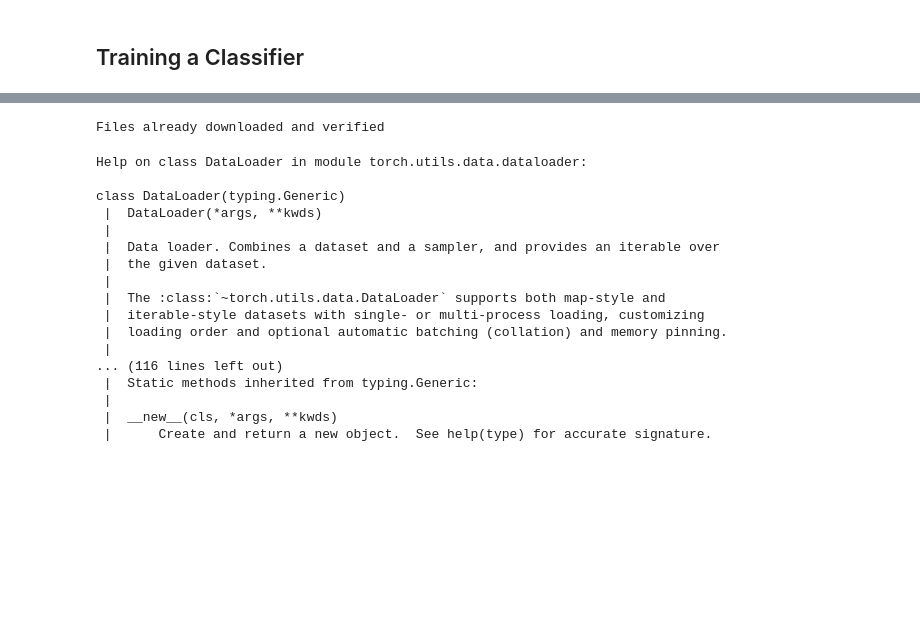
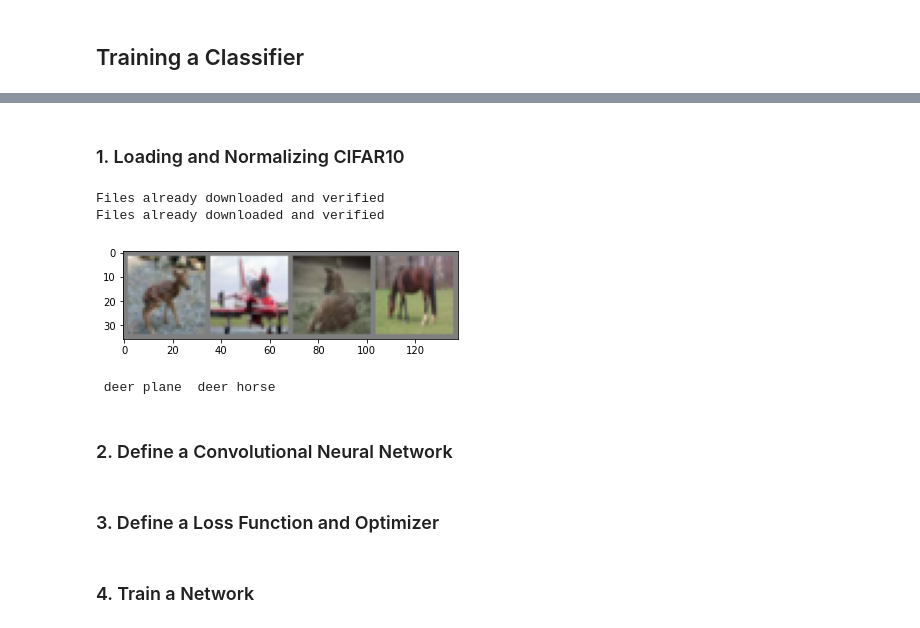
Before and after one commit to onion213/practice, a Jupyter notebook: python-data-science-introduction/mount/pytorch-tutorial.ipynb, the cells around one changed output, grey strips where cells are left out. Drawn from its saved outputs; the diff is of its cells as text; code cells hidden in the pictures; blank space fills up the shorter version.

```diff
--- a/python-data-science-introduction/mount/pytorch-tutorial.ipynb
+++ b/python-data-science-introduction/mount/pytorch-tutorial.ipynb
@@ -344,3 +346,5 @@ optimizer.step()
+# %% [markdown]
+### 1. Loading and Normalizing CIFAR10
 # %%
 import torch
 import torchvision
@@ -364,25 +368,42 @@ trainloader = torch.utils.data.DataLoader(
     shuffle=True,
     num_workers=2
 )
+
+testset = torchvision.datasets.CIFAR10(
+    root='./data',
+    train=False,
+    download=True,
+    transform=transform
+)
+
+testloader = torch.utils.data.DataLoader(
+    testset,
+    batch_size=4,
+    shuffle=True,
+    num_workers=2
+)
+
+classes = ('plane', 'car', 'bird', 'cat', 'deer', 'dog', 'frog', 'horse', 'ship', 'truck')
 # %% [output]
 Files already downloaded and verified
+Files already downloaded and verified
-# %%
-help(torch.utils.data.DataLoader)
-# %% [output]
-Help on class DataLoader in module torch.utils.data.dataloader:
-
-class DataLoader(typing.Generic)
- |  DataLoader(*args, **kwds)
- |
- |  Data loader. Combines a dataset and a sampler, and provides an iterable over
- |  the given dataset.
- |
- |  The :class:`~torch.utils.data.DataLoader` supports both map-style and
- |  iterable-style datasets with single- or multi-process loading, customizing
- |  loading order and optional automatic batching (collation) and memory pinning.
- |
-... (116 lines left out)
- |  Static methods inherited from typing.Generic:
- |
- |  __new__(cls, *args, **kwds)
- |      Create and return a new object.  See help(type) for accurate signature.
+# %%
+import matplotlib.pyplot as plt
+import numpy as np
+
+def imshow(img):
+    img = img / 2 + 0.5
+    npimg = img.numpy()
+    plt.imshow(np.transpose(npimg, (1, 2, 0)))
+    plt.show()
+# %%
+dataiter = iter(trainloader)
+images, labels = dataiter.next()
+
+imshow(torchvision.utils.make_grid(images))
+print(' '.join('%5s' % classes[labels[j]] for j in range(4)))
+# %% [output]
+[figure, added]
+ deer plane  deer horse
+# %% [markdown]
+### 2. Define a Convolutional Neural Network
@@ -388,0 +434,2 @@ class DataLoader(typing.Generic)
+# %% [markdown]
+### 3. Define a Loss Function and Optimizer
@@ -388,0 +440,2 @@ class DataLoader(typing.Generic)
+# %% [markdown]
+### 4. Train a Network
```
Also changed, not shown: parts of 20 cells of this notebook, 1 other file.
